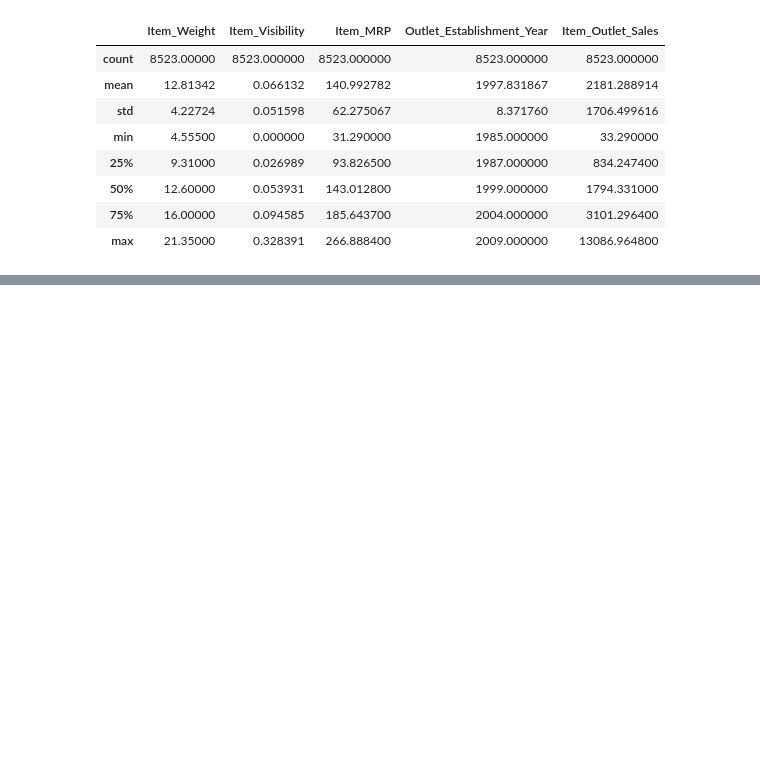
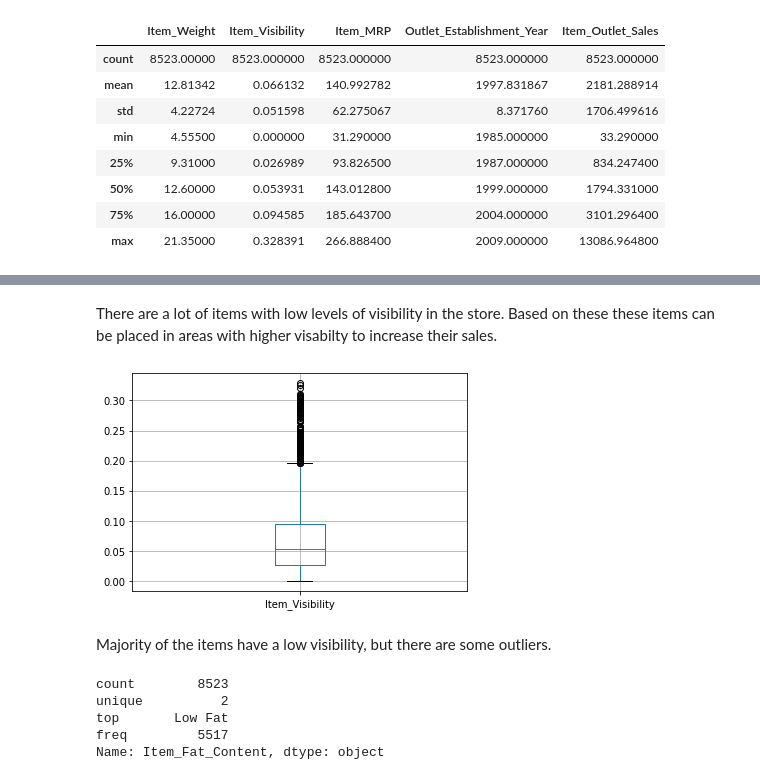
Before and after one commit to svohra10/sales-predictions, a Jupyter notebook: Sales_Prediction_project.ipynb, the cells around one changed output, grey strips where cells are left out. Saved outputs shown, nothing was run; the diff lists cells and outputs as text; code cells hidden in the pictures; blank space fills up the shorter version.

```diff
--- a/Sales_Prediction_project.ipynb
+++ b/Sales_Prediction_project.ipynb
@@ -181,0 +204,16 @@ df.describe()
+# %% [markdown]
+There are a lot of items with low levels of visibility in the store. Based on these these items can be placed in areas with higher visabilty to increase their sales.
+# %%
+df.boxplot(column = 'Item_Visibility');
+# %% [output]
+[figure, added]
+# %% [markdown]
+Majority of the items have a low visibility, but there are some outliers.
+# %%
+df['Item_Fat_Content'].describe()
+# %% [output]
+count        8523
+unique          2
+top       Low Fat
+freq         5517
+Name: Item_Fat_Content, dtype: object
```
Also changed, not shown: parts of 4 cells of this notebook.
